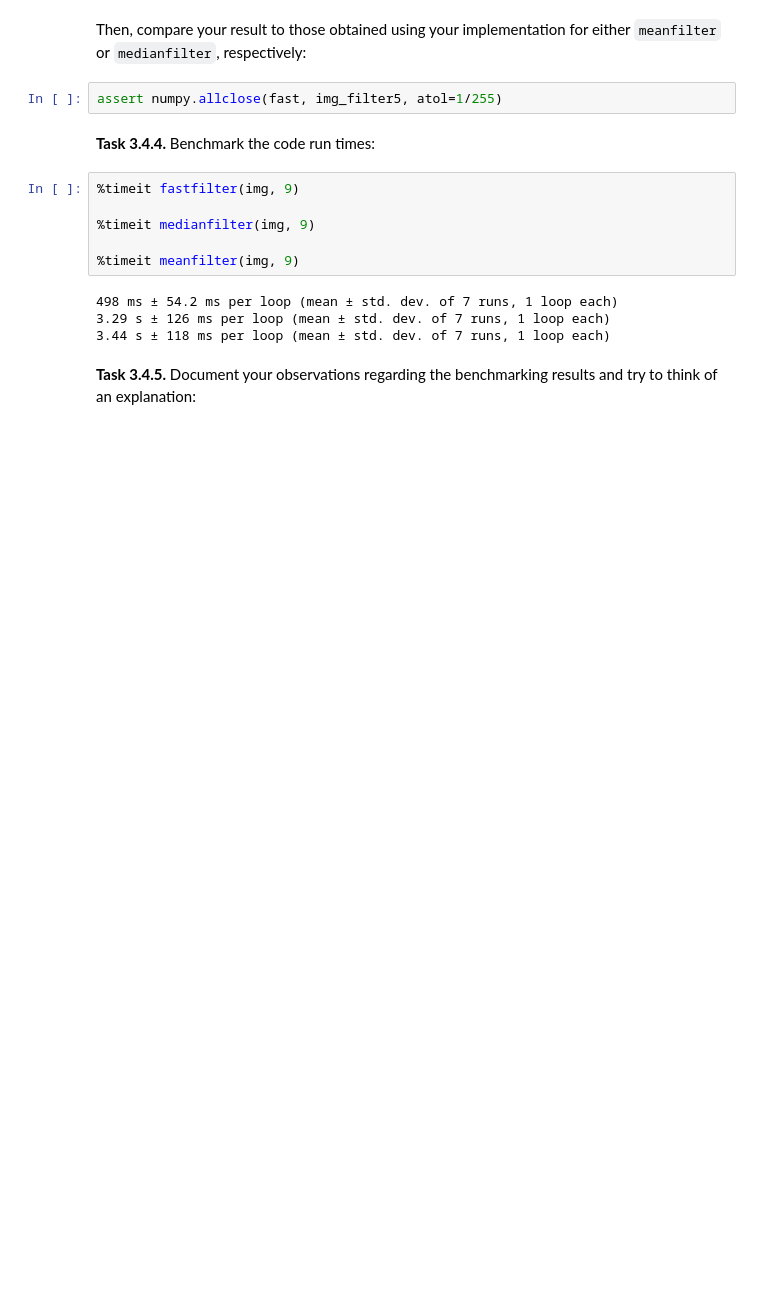
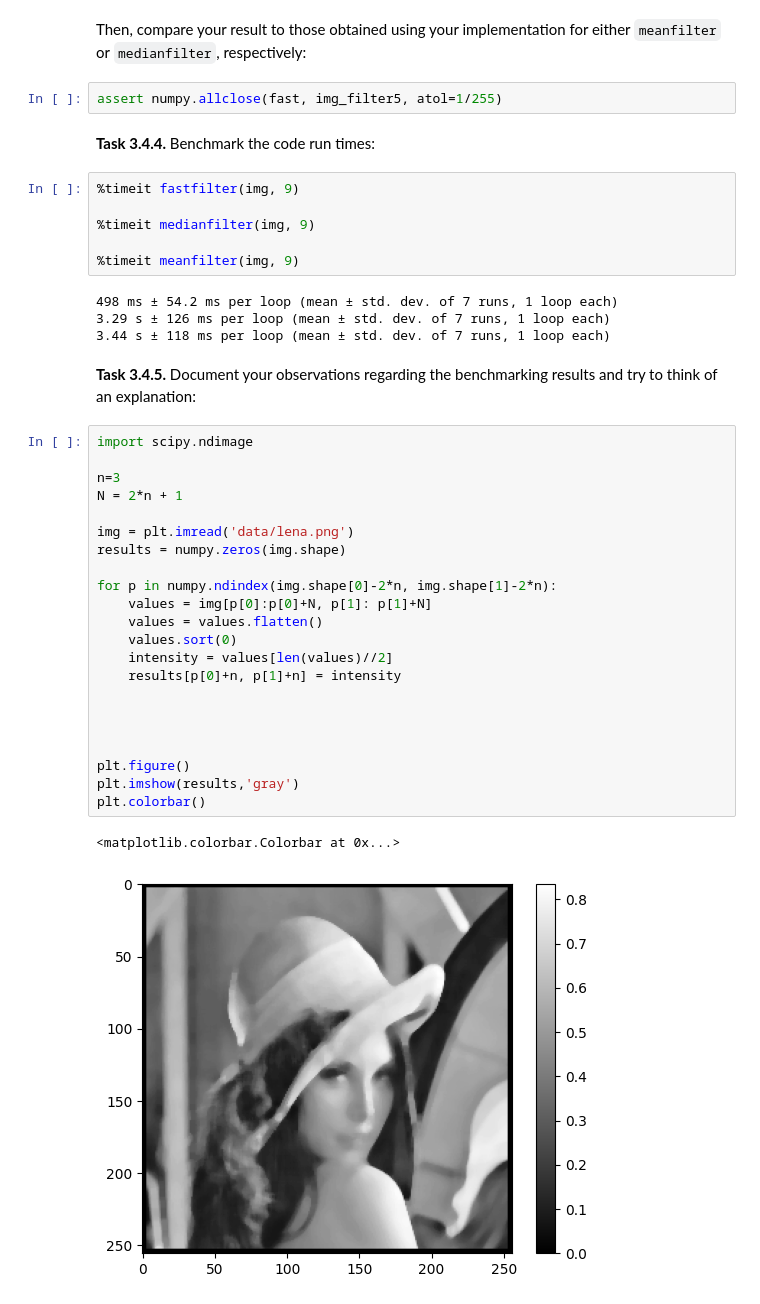
Before and after one commit to julia-maria3/mobi-fs3-python, a Jupyter notebook: task3.ipynb, the cells around one changed output. Drawn from its saved outputs; the diff is of its cells as text; blank space fills up the shorter version.

```diff
--- a/task3.ipynb
+++ b/task3.ipynb
@@ -193,3 +192,28 @@ assert numpy.allclose(fast, img_filter5, atol=1/255)
 3.44 s ± 118 ms per loop (mean ± std. dev. of 7 runs, 1 loop each)
 # %% [markdown]
 **<a id="#">Task 3.4.5.</a>** Document your observations regarding the benchmarking results and try to think of an explanation:
+# %%
+import scipy.ndimage
+
+n=3
+N = 2*n + 1
+
+img = plt.imread('data/lena.png')
+results = numpy.zeros(img.shape)
+
+for p in numpy.ndindex(img.shape[0]-2*n, img.shape[1]-2*n):
+    values = img[p[0]:p[0]+N, p[1]: p[1]+N]
+    values = values.flatten()
+    values.sort(0)
+    intensity = values[len(values)//2]
+    results[p[0]+n, p[1]+n] = intensity
+
+
+
+
+plt.figure()
+plt.imshow(results,'gray')
+plt.colorbar()
+# %% [output]
+<matplotlib.colorbar.Colorbar at 0x...>
+[figure, added]
```
Also changed, not shown: parts of 2 cells of this notebook, 1 other file.
